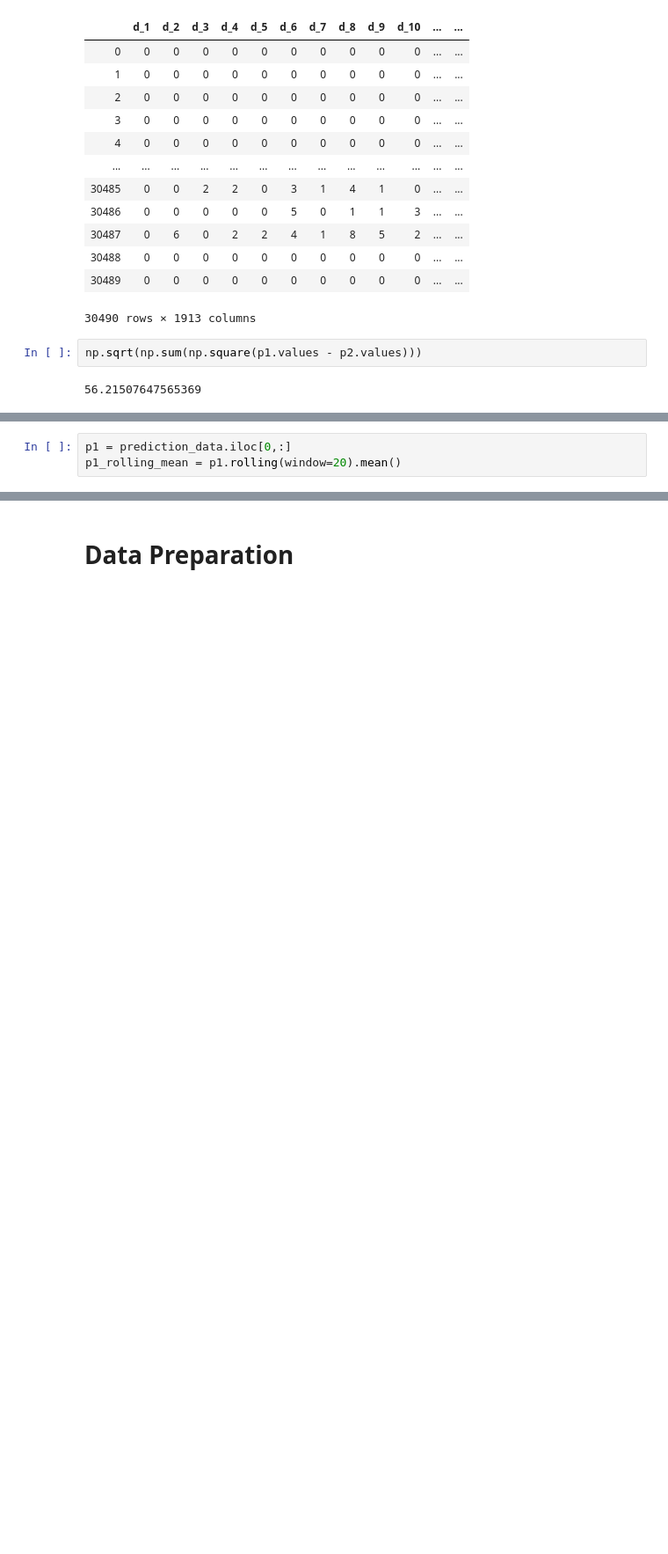
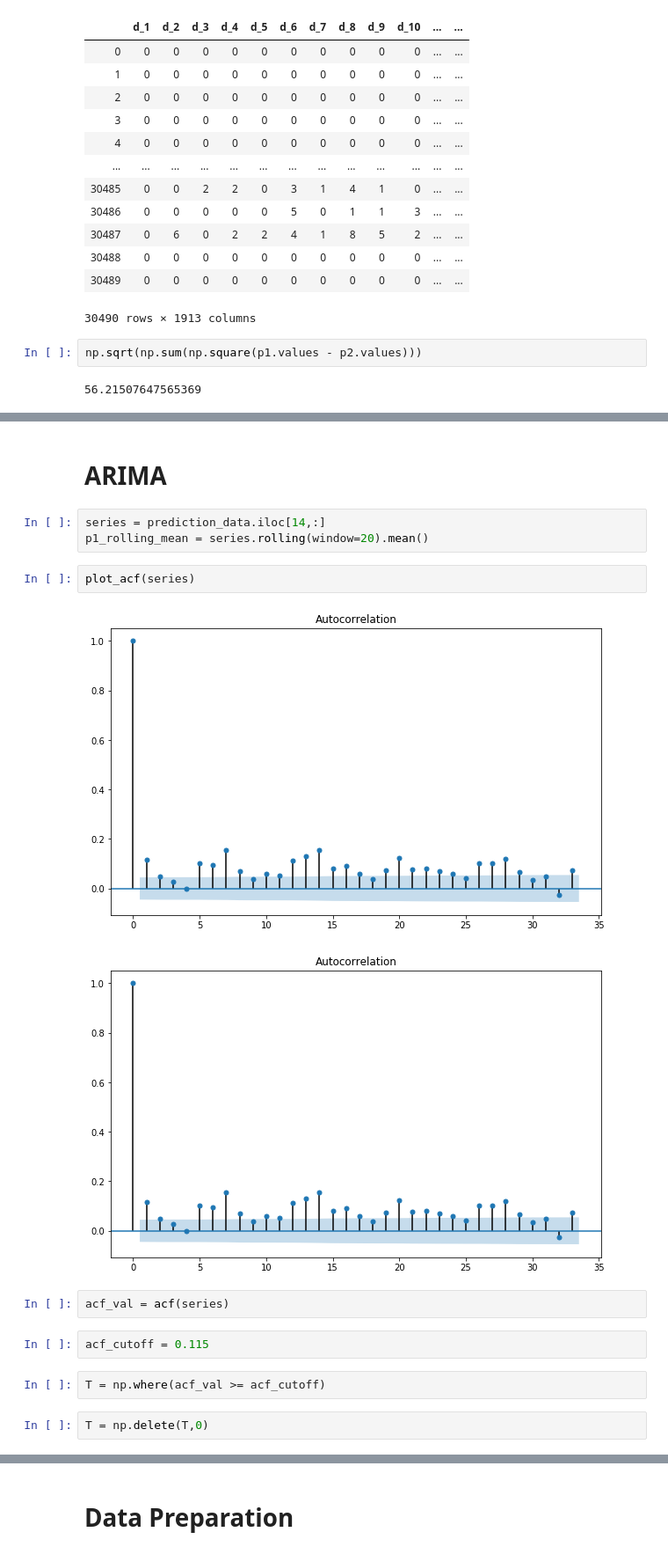
Before and after one commit to talele08/notebook, a Jupyter notebook: M5.ipynb, the cells around one changed output, grey strips where cells are left out. Shown at 88% size. Cells and saved outputs as stored; diff of their text form; blank space fills up the shorter version.

Commit message:
added regression and arima

```diff
--- a/M5.ipynb
+++ b/M5.ipynb
@@ -281,3 +291,18 @@ np.sqrt(np.sum(np.square(p1.values - p2.values)))
+# %% [markdown]
+# ARIMA
 # %%
-p1 = prediction_data.iloc[0,:]
-p1_rolling_mean = p1.rolling(window=20).mean()
+series = prediction_data.iloc[14,:]
+p1_rolling_mean = series.rolling(window=20).mean()
+# %%
+plot_acf(series)
+# %% [output]
+[figure, added]
+[figure, added]
+# %%
+acf_val = acf(series)
+# %%
+acf_cutoff = 0.115
+# %%
+T = np.where(acf_val >= acf_cutoff)
+# %%
+T = np.delete(T,0)
```
Also changed, not shown: parts of 75 cells of this notebook.
